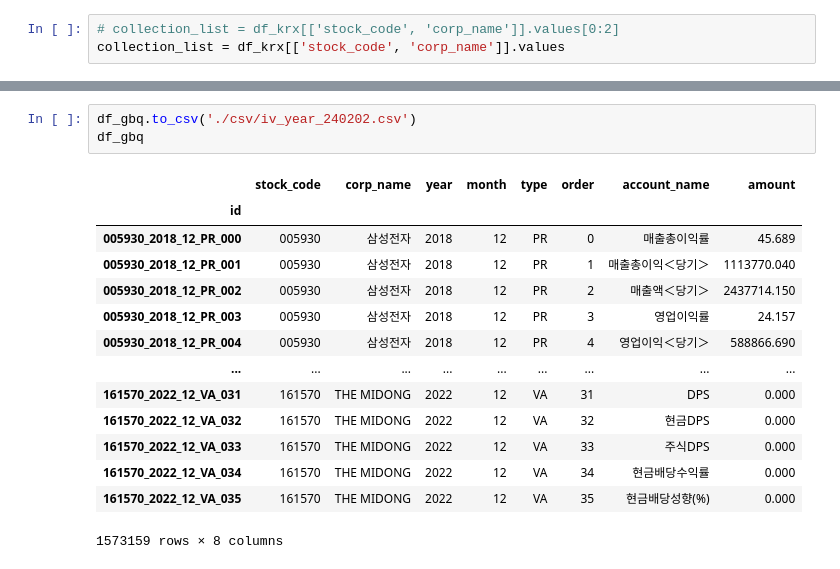
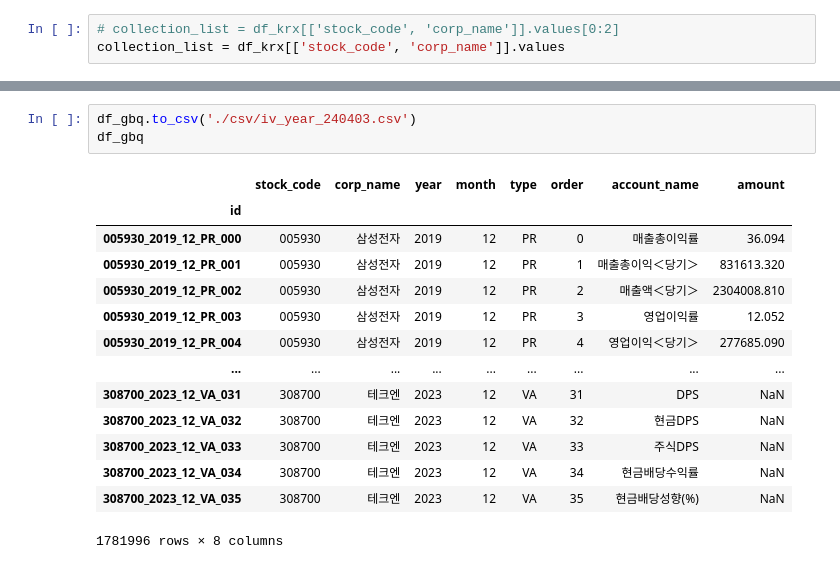
Before and after one commit to aiden-noh/first_filtering, a Jupyter notebook: collect_iv_year.ipynb, the cells around one changed output, grey strips where cells are left out. Saved outputs shown, nothing was run; the diff lists cells and outputs as text.

```diff
--- a/collect_iv_year.ipynb
+++ b/collect_iv_year.ipynb
@@ -84,21 +84,21 @@ https://navercomp.wisereport.co.kr/v2/company/cF4002.aspx?cmp_cd=001390&frq=0&rp
 # %%
-df_gbq.to_csv('./csv/iv_year_240202.csv')
+df_gbq.to_csv('./csv/iv_year_240403.csv')
 df_gbq
 # %% [output]
 |  | stock_code | corp_name | year | month | type | order | account_name | amount |
 | id |  |  |  |  |  |  |  |  |
-| 005930_2018_12_PR_000 | 005930 | 삼성전자 | 2018 | 12 | PR | 0 | 매출총이익률 | 45.689 |
-| 005930_2018_12_PR_001 | 005930 | 삼성전자 | 2018 | 12 | PR | 1 | 매출총이익＜당기＞ | 1113770.040 |
-| 005930_2018_12_PR_002 | 005930 | 삼성전자 | 2018 | 12 | PR | 2 | 매출액＜당기＞ | 2437714.150 |
-| 005930_2018_12_PR_003 | 005930 | 삼성전자 | 2018 | 12 | PR | 3 | 영업이익률 | 24.157 |
-| 005930_2018_12_PR_004 | 005930 | 삼성전자 | 2018 | 12 | PR | 4 | 영업이익＜당기＞ | 588866.690 |
+| 005930_2019_12_PR_000 | 005930 | 삼성전자 | 2019 | 12 | PR | 0 | 매출총이익률 | 36.094 |
+| 005930_2019_12_PR_001 | 005930 | 삼성전자 | 2019 | 12 | PR | 1 | 매출총이익＜당기＞ | 831613.320 |
+| 005930_2019_12_PR_002 | 005930 | 삼성전자 | 2019 | 12 | PR | 2 | 매출액＜당기＞ | 2304008.810 |
+| 005930_2019_12_PR_003 | 005930 | 삼성전자 | 2019 | 12 | PR | 3 | 영업이익률 | 12.052 |
+| 005930_2019_12_PR_004 | 005930 | 삼성전자 | 2019 | 12 | PR | 4 | 영업이익＜당기＞ | 277685.090 |
 | ... | ... | ... | ... | ... | ... | ... | ... | ... |
-| 161570_2022_12_VA_031 | 161570 | THE MIDONG | 2022 | 12 | VA | 31 | DPS | 0.000 |
-| 161570_2022_12_VA_032 | 161570 | THE MIDONG | 2022 | 12 | VA | 32 | 현금DPS | 0.000 |
-| 161570_2022_12_VA_033 | 161570 | THE MIDONG | 2022 | 12 | VA | 33 | 주식DPS | 0.000 |
-| 161570_2022_12_VA_034 | 161570 | THE MIDONG | 2022 | 12 | VA | 34 | 현금배당수익률 | 0.000 |
-| 161570_2022_12_VA_035 | 161570 | THE MIDONG | 2022 | 12 | VA | 35 | 현금배당성향(%) | 0.000 |
+| 308700_2023_12_VA_031 | 308700 | 테크엔 | 2023 | 12 | VA | 31 | DPS | NaN |
+| 308700_2023_12_VA_032 | 308700 | 테크엔 | 2023 | 12 | VA | 32 | 현금DPS | NaN |
+| 308700_2023_12_VA_033 | 308700 | 테크엔 | 2023 | 12 | VA | 33 | 주식DPS | NaN |
+| 308700_2023_12_VA_034 | 308700 | 테크엔 | 2023 | 12 | VA | 34 | 현금배당수익률 | NaN |
+| 308700_2023_12_VA_035 | 308700 | 테크엔 | 2023 | 12 | VA | 35 | 현금배당성향(%) | NaN |
-1573159 rows × 8 columns
+1781996 rows × 8 columns
 # %%
 gbq.load_to_iv_year(df_gbq)
 # %% [output]
```
Also changed, not shown: parts of 4 cells of this notebook, 7 other files.
